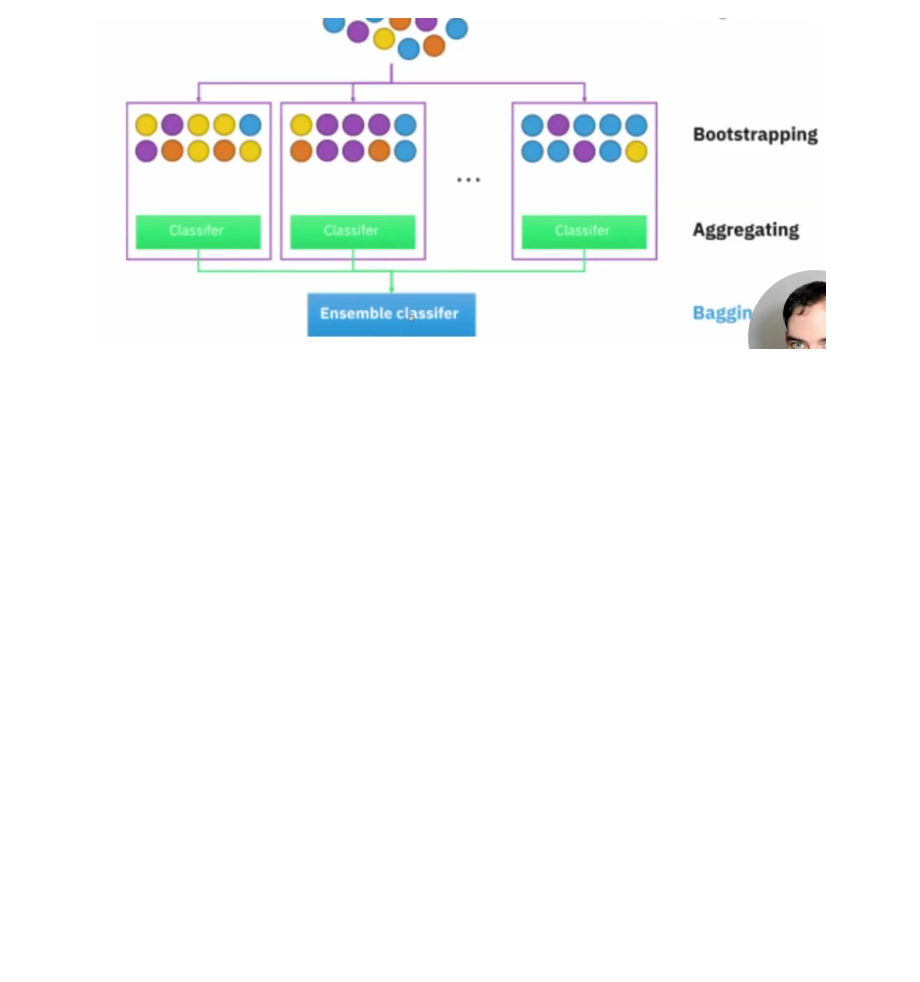
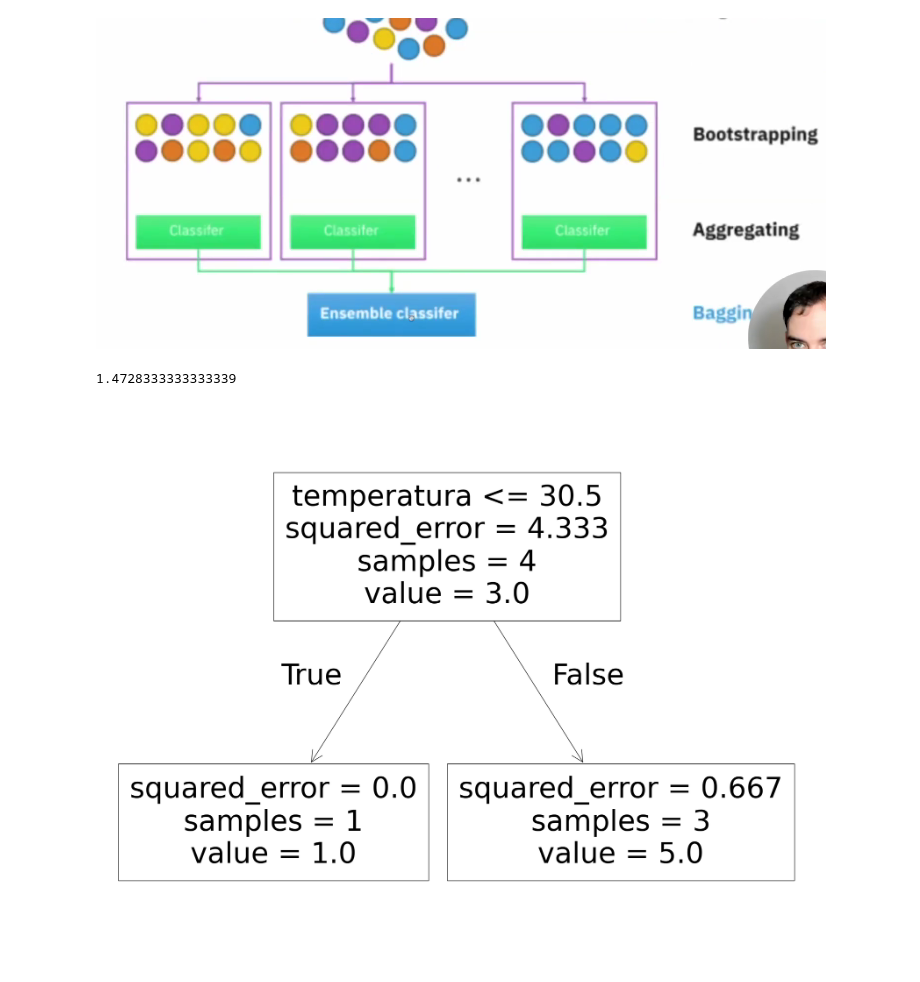
Before and after one commit to jdmartinezrs/K-NN_MODEL_KM_VEHICLE_PREDICTION, a Jupyter notebook: arbolesDeDecision.ipynb, the cells around one changed output. Saved outputs shown, nothing was run; the diff lists cells and outputs as text; code cells hidden in the pictures; blank space fills up the shorter version.

```diff
--- a/arbolesDeDecision.ipynb
+++ b/arbolesDeDecision.ipynb
@@ -103,3 +105,18 @@ RANDOM FOREST
 ![funcionamiento.png](embedded-picture-1)
 # %%
 from sklearn.ensemble import RandomForestRegressor
+# %%
+#random_forest_model = RandomForestRegressor(random_state=42, n_estimators=100)
+#random_forest_model = RandomForestRegressor(random_state=42, n_estimators=1, bootstrap=False)
+random_forest_model = RandomForestRegressor(random_state=42, n_estimators=100, max_depth=3, max_leaf_nodes=2)
+random_forest_model= random_forest_model.fit(variables, helados)
+# %%
+mean_absolute_error(helados, random_forest_model.predict(variables))
+# %% [output]
+1.4728333333333339
+# %%
+fig = plt.figure(figsize=(25,20))
+tree.plot_tree(random_forest_model.estimators_[0], feature_names=["temperatura","peso","hizo_ejercicio"])
+plt.show()
+# %% [output]
+[figure, added]
```
Also changed, not shown: parts of 1 cell of this notebook.
